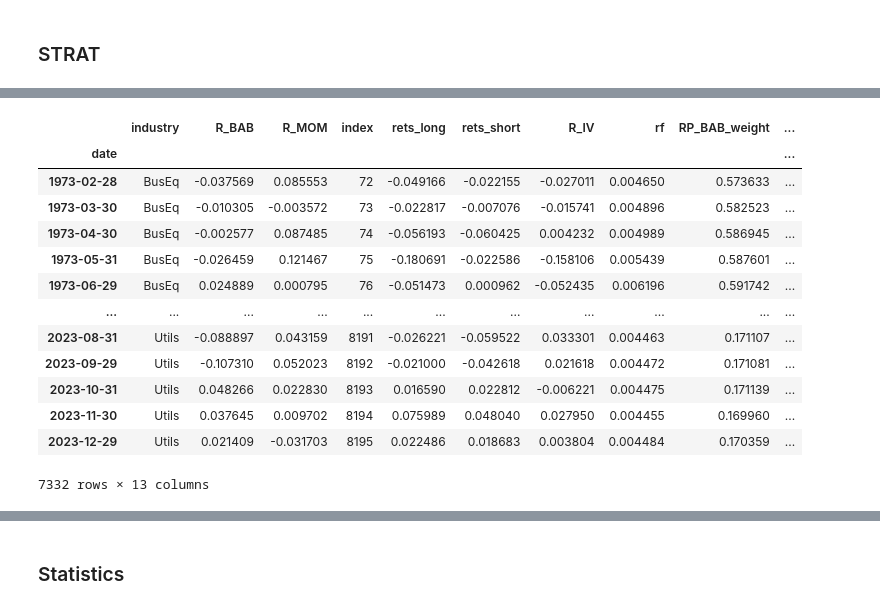
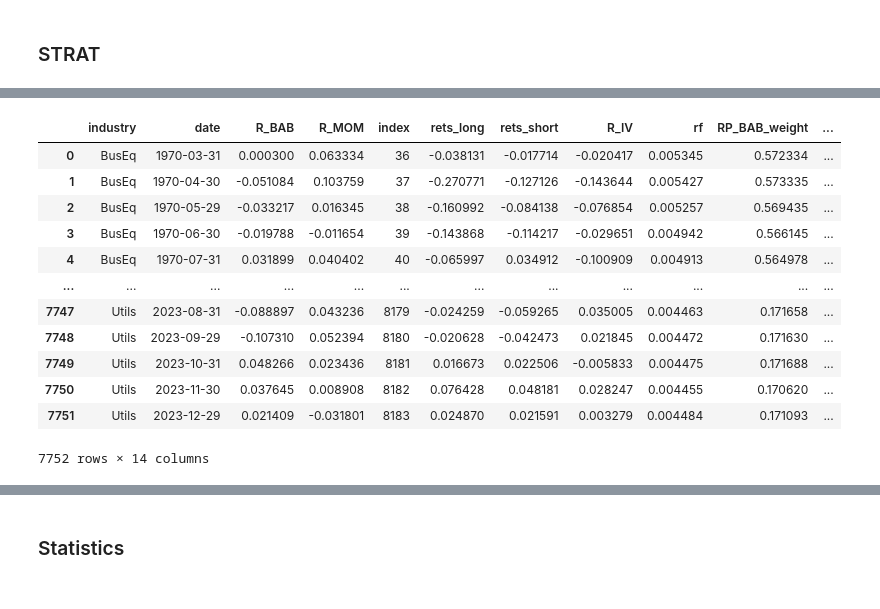
Before and after one commit to ekaterina-borisova/Investments_Project, a Jupyter notebook: project.ipynb, the cells around one changed output, grey strips where cells are left out. Saved outputs shown, nothing was run; the diff lists cells and outputs as text; code cells hidden in the pictures.

```diff
--- a/project.ipynb
+++ b/project.ipynb
@@ -1651,12 +1636,12 @@ short_mom[short_mom['industry'] == 'Utils'].drop_duplicates(subset='date')
 # %%
 # long_mom portfolio: Value-weighted average of the top three deciles (Deciles 7, 8 and 9)
-long_mom_weights = long_mom['mcap'] / long_mom.groupby(['industry', 'date'])['mcap'].transform('sum')
+long_mom_weights = long_mom['mcap_l'] / long_mom.groupby(['industry', 'date'])['mcap_l'].transform('sum')
 long_mom['vw_rets'] = long_mom_weights * long_mom['Rn']
 vw_long_mom_rets = long_mom.groupby(['industry', 'date'])['vw_rets'].sum()
 long_mom['vw_excess_rets'] = long_mom_weights * long_mom['Rn_e']
 vw_long_mom_excess_rets = long_mom.groupby(['industry', 'date'])['vw_excess_rets'].sum()
 # short_mom portfolio: Value-weighted average of the bottom three deciles (Deciles 0, 1 and 2)
-short_mom_weights = short_mom['mcap'] / short_mom.groupby(['industry', 'date'])['mcap'].transform('sum')
+short_mom_weights = short_mom['mcap_l'] / short_mom.groupby(['industry', 'date'])['mcap_l'].transform('sum')
 short_mom['vw_rets'] = short_mom_weights * short_mom['Rn']
 vw_short_mom_rets = short_mom.groupby(['industry', 'date'])['vw_rets'].sum()
 short_mom['vw_excess_rets'] = short_mom_weights * short_mom['Rn_e']
@@ -1703,6 +1688,6 @@ iv_industry
 # %%
 # Compute weights for value-weighted portfolios
-iv_industry['vw_decile'] = iv_industry['mcap'] / iv_industry.groupby(['industry', 'date','idio_risk_decile'])['mcap'].transform('sum')
+iv_industry['vw_decile'] = iv_industry['mcap_l'] / iv_industry.groupby(['industry', 'date','idio_risk_decile'])['mcap_l'].transform('sum')
 # Compute returns for each portfolio
 iv_industry['vw_decile_ret'] = iv_industry['vw_decile'] * iv_industry['Rn']
 iv_industry['vw_decile_excess_ret'] = iv_industry['vw_decile'] * iv_industry['Rn_e']
@@ -1729,7 +1714,7 @@ long_iv = iv_industry[iv_industry['idio_risk_decile'].isin([7,8,9])].copy()
 short_iv = iv_industry[iv_industry['idio_risk_decile'].isin([0,1,2])].copy()
 # %%
 # long_mom portfolio: Value-weighted average of the top three deciles (Deciles 7, 8 and 9)
-long_iv_weights = long_iv['mcap'] / long_iv.groupby(['industry', 'date'])['mcap'].transform('sum')
+long_iv_weights = long_iv['mcap_l'] / long_iv.groupby(['industry', 'date'])['mcap_l'].transform('sum')
 long_iv['vw_rets'] = long_iv_weights * long_iv['Rn']
 vw_long_iv_rets = long_iv.groupby(['industry', 'date'])['vw_rets'].sum()
 long_iv['vw_excess_rets'] = long_iv_weights * long_iv['Rn_e']
@@ -1737,7 +1722,7 @@ vw_long_iv_excess_rets = long_iv.groupby(['industry', 'date'])['vw_excess_rets']
 vw_long_iv_rets = vw_long_iv_rets.reset_index()
 vw_long_iv_rets
 #short_iv portfolio: Value-weighted average of the bottom three deciles (Deciles 0, 1 and 2)
-short_iv_weights = short_iv['mcap'] / short_iv.groupby(['industry', 'date'])['mcap'].transform('sum')
+short_iv_weights = short_iv['mcap_l'] / short_iv.groupby(['industry', 'date'])['mcap_l'].transform('sum')
 short_iv['vw_rets'] = short_iv_weights * short_iv['Rn']
 vw_short_iv_rets = short_iv.groupby(['industry', 'date'])['vw_rets'].sum()
 short_iv['vw_excess_rets'] = short_iv_weights * short_iv['Rn_e']
@@ -1838,4 +1823,3 @@ strat_industry.drop(columns=['R_BAB_vol', 'R_IV_vol', 'R_MOM_vol', 'R_BAB_inv_vo
 # Calculate the optimal fund portfolio return
 strat_industry['RP'] = strat_industry['RP_BAB_weight'] * strat_industry['R_BAB'] + strat_industry['RP_IV_weight'] * strat_industry['R_IV'] + strat_industry['RP_MOM_weight'] * strat_industry['R_MOM']
 strat_industry = strat_industry.dropna()
-strat_industry = strat_industry.set_index('date')
@@ -1875,23 +1826,22 @@ Name: RP, Length: 7764, dtype: float64
 # %%
-c = 0.1 / (strat_industry.groupby('industry')['RP'].rolling(window_size, min_periods=36, closed='left').std()*np.sqrt(12))
+c = 0.1 / (strat_industry.groupby('industry')['RP'].std()*np.sqrt(12))
 c.name = 'RP_c'
-strat_industry = pd.merge(strat_industry, c, on=['date', 'industry'], how='inner').dropna()
+strat_industry = pd.merge(strat_industry, c, on= 'industry', how='inner').dropna()
 strat_industry
 # %% [output]
-|  | industry | R_BAB | R_MOM | index | rets_long | rets_short | R_IV | rf | RP_BAB_weight | ... |
-| date |  |  |  |  |  |  |  |  |  | ... |
-| 1973-02-28 | BusEq | -0.037569 | 0.085553 | 72 | -0.049166 | -0.022155 | -0.027011 | 0.004650 | 0.573633 | ... |
-| 1973-03-30 | BusEq | -0.010305 | -0.003572 | 73 | -0.022817 | -0.007076 | -0.015741 | 0.004896 | 0.582523 | ... |
-| 1973-04-30 | BusEq | -0.002577 | 0.087485 | 74 | -0.056193 | -0.060425 | 0.004232 | 0.004989 | 0.586945 | ... |
-| 1973-05-31 | BusEq | -0.026459 | 0.121467 | 75 | -0.180691 | -0.022586 | -0.158106 | 0.005439 | 0.587601 | ... |
-| 1973-06-29 | BusEq | 0.024889 | 0.000795 | 76 | -0.051473 | 0.000962 | -0.052435 | 0.006196 | 0.591742 | ... |
-| ... | ... | ... | ... | ... | ... | ... | ... | ... | ... | ... |
-| 2023-08-31 | Utils | -0.088897 | 0.043159 | 8191 | -0.026221 | -0.059522 | 0.033301 | 0.004463 | 0.171107 | ... |
-| 2023-09-29 | Utils | -0.107310 | 0.052023 | 8192 | -0.021000 | -0.042618 | 0.021618 | 0.004472 | 0.171081 | ... |
-| 2023-10-31 | Utils | 0.048266 | 0.022830 | 8193 | 0.016590 | 0.022812 | -0.006221 | 0.004475 | 0.171139 | ... |
-| 2023-11-30 | Utils | 0.037645 | 0.009702 | 8194 | 0.075989 | 0.048040 | 0.027950 | 0.004455 | 0.169960 | ... |
-| 2023-12-29 | Utils | 0.021409 | -0.031703 | 8195 | 0.022486 | 0.018683 | 0.003804 | 0.004484 | 0.170359 | ... |
+|  | industry | date | R_BAB | R_MOM | index | rets_long | rets_short | R_IV | rf | RP_BAB_weight | ... |
+| 0 | BusEq | 1970-03-31 | 0.000300 | 0.063334 | 36 | -0.038131 | -0.017714 | -0.020417 | 0.005345 | 0.572334 | ... |
+| 1 | BusEq | 1970-04-30 | -0.051084 | 0.103759 | 37 | -0.270771 | -0.127126 | -0.143644 | 0.005427 | 0.573335 | ... |
+| 2 | BusEq | 1970-05-29 | -0.033217 | 0.016345 | 38 | -0.160992 | -0.084138 | -0.076854 | 0.005257 | 0.569435 | ... |
+| 3 | BusEq | 1970-06-30 | -0.019788 | -0.011654 | 39 | -0.143868 | -0.114217 | -0.029651 | 0.004942 | 0.566145 | ... |
+| 4 | BusEq | 1970-07-31 | 0.031899 | 0.040402 | 40 | -0.065997 | 0.034912 | -0.100909 | 0.004913 | 0.564978 | ... |
+| ... | ... | ... | ... | ... | ... | ... | ... | ... | ... | ... | ... |
+| 7747 | Utils | 2023-08-31 | -0.088897 | 0.043236 | 8179 | -0.024259 | -0.059265 | 0.035005 | 0.004463 | 0.171658 | ... |
+| 7748 | Utils | 2023-09-29 | -0.107310 | 0.052394 | 8180 | -0.020628 | -0.042473 | 0.021845 | 0.004472 | 0.171630 | ... |
+| 7749 | Utils | 2023-10-31 | 0.048266 | 0.023436 | 8181 | 0.016673 | 0.022506 | -0.005833 | 0.004475 | 0.171688 | ... |
+| 7750 | Utils | 2023-11-30 | 0.037645 | 0.008908 | 8182 | 0.076428 | 0.048181 | 0.028247 | 0.004455 | 0.170620 | ... |
+| 7751 | Utils | 2023-12-29 | 0.021409 | -0.031801 | 8183 | 0.024870 | 0.021591 | 0.003279 | 0.004484 | 0.171093 | ... |
-7332 rows × 13 columns
+7752 rows × 14 columns
 # %%
 strat_industry['RP_BAB_weight'] = strat_industry['RP_c'] * strat_industry['RP_BAB_weight']
 strat_industry['RP_IV_weight'] = strat_industry['RP_c'] * strat_industry['RP_IV_weight']
```
Also changed, not shown: parts of 23 cells of this notebook.
